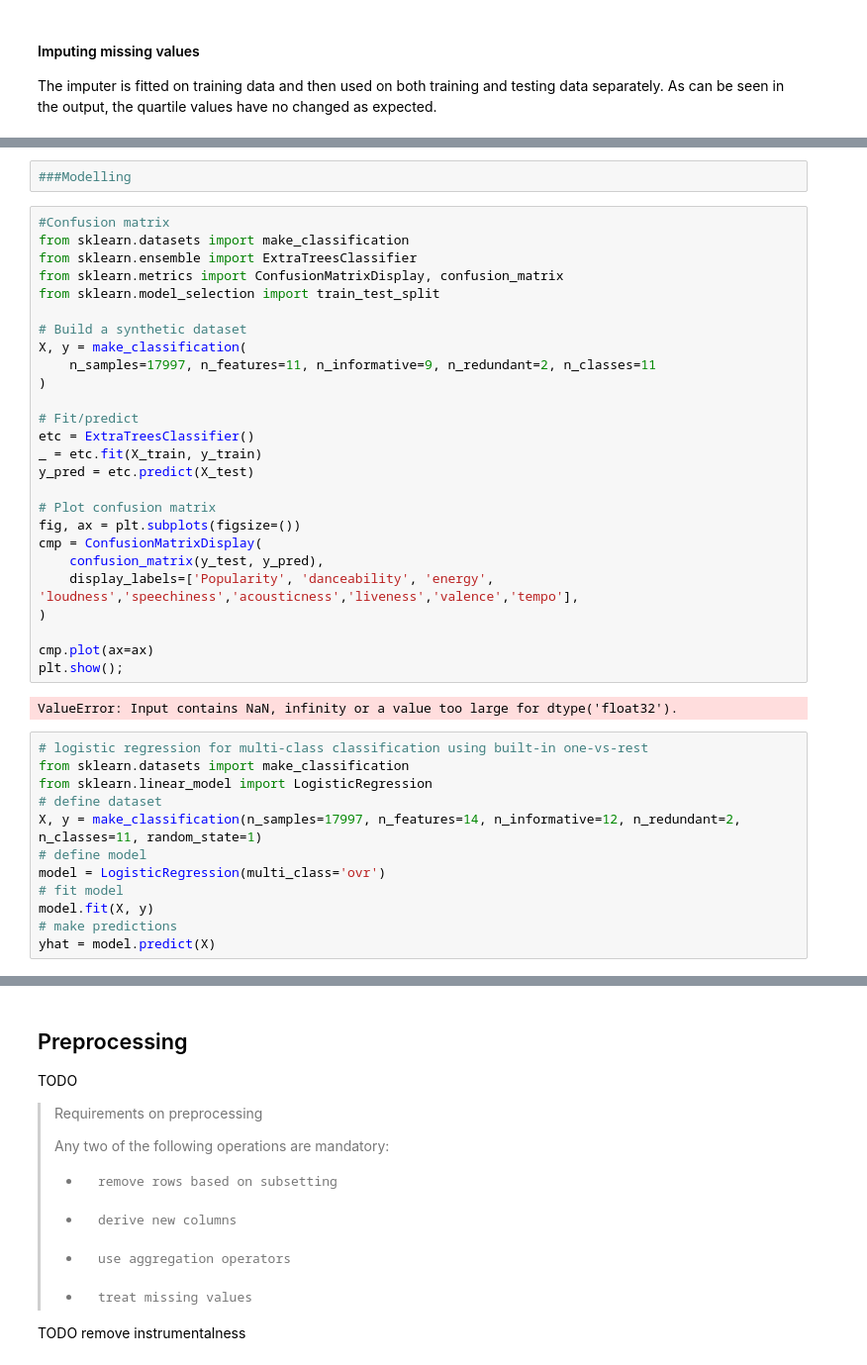
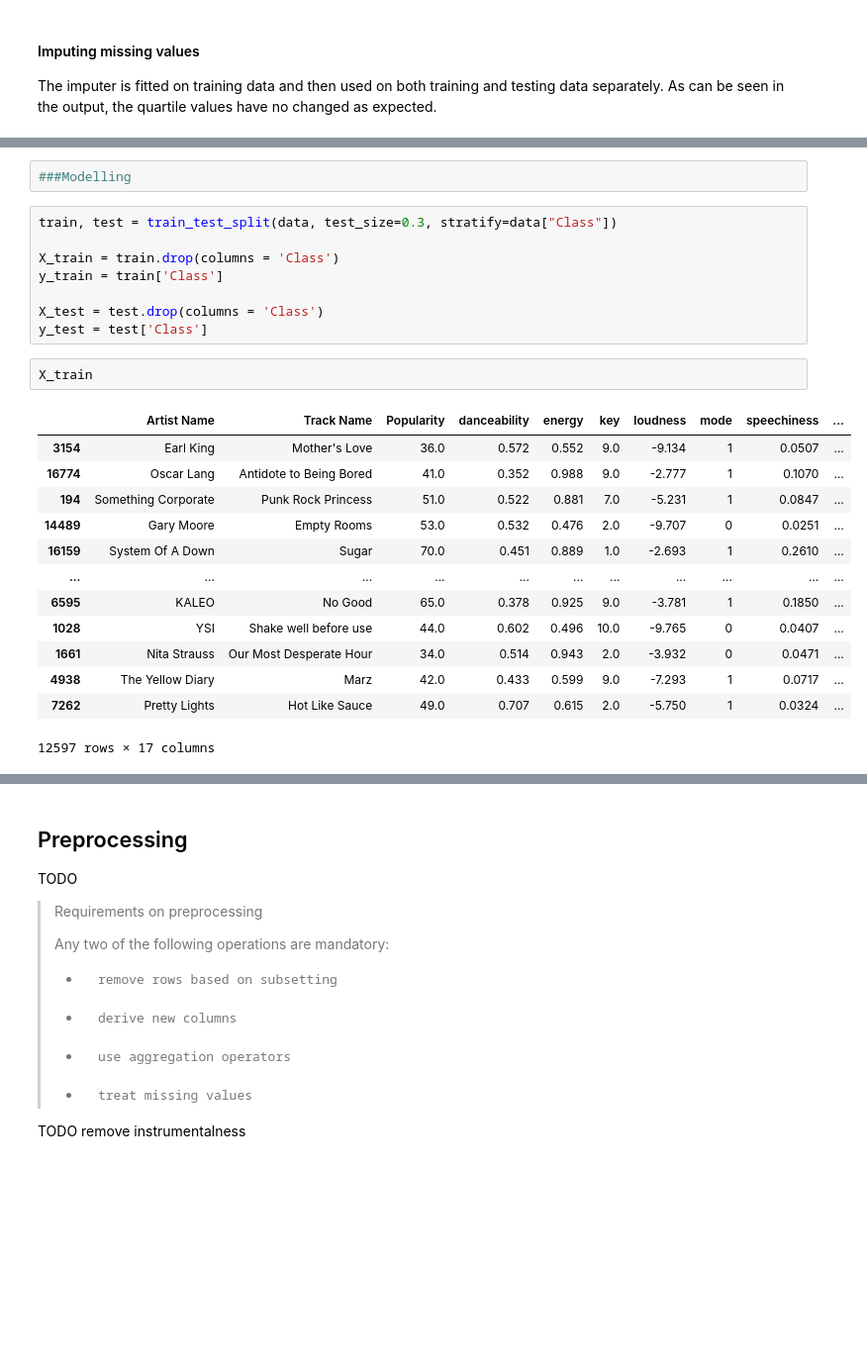
Before and after one commit to vitekzach/4iz565-music-genre-classification, a Jupyter notebook: music_genre_classification.ipynb, the cells around one changed output, grey strips where cells are left out. Shown at 99% size. Saved outputs shown, nothing was run; the diff lists cells and outputs as text; blank space fills up the shorter version.

```diff
--- a/music_genre_classification.ipynb
+++ b/music_genre_classification.ipynb
@@ -560,42 +559,26 @@ pd.concat([popularity_before, popularity_after, popularity_before_test, populari
-# %%
-###Modelling
-# %%
-#Confusion matrix
-from sklearn.datasets import make_classification
-from sklearn.ensemble import ExtraTreesClassifier
-from sklearn.metrics import ConfusionMatrixDisplay, confusion_matrix
-from sklearn.model_selection import train_test_split
-
-# Build a synthetic dataset
-X, y = make_classification(
-    n_samples=17997, n_features=11, n_informative=9, n_redundant=2, n_classes=11
-)
-
-# Fit/predict
-etc = ExtraTreesClassifier()
-_ = etc.fit(X_train, y_train)
-y_pred = etc.predict(X_test)
-
-# Plot confusion matrix
-fig, ax = plt.subplots(figsize=())
-cmp = ConfusionMatrixDisplay(
-    confusion_matrix(y_test, y_pred),
-    display_labels=['Popularity', 'danceability', 'energy', 'loudness','speechiness','acousticness','liveness','valence','tempo'],
-)
-
-cmp.plot(ax=ax)
-plt.show();
-# %% [output]
-ValueError: Input contains NaN, infinity or a value too large for dtype('float32').
-# %%
-# logistic regression for multi-class classification using built-in one-vs-rest
-from sklearn.datasets import make_classification
-from sklearn.linear_model import LogisticRegression
-# define dataset
-X, y = make_classification(n_samples=17997, n_features=14, n_informative=12, n_redundant=2, n_classes=11, random_state=1)
-# define model
-model = LogisticRegression(multi_class='ovr')
-# fit model
-model.fit(X, y)
-# make predictions
-yhat = model.predict(X)
+# %%
+###Modelling
+# %%
+train, test = train_test_split(data, test_size=0.3, stratify=data["Class"])
+
+X_train = train.drop(columns = 'Class')
+y_train = train['Class']
+
+X_test = test.drop(columns = 'Class')
+y_test = test['Class']
+# %%
+X_train
+# %% [output]
+|  | Artist Name | Track Name | Popularity | danceability | energy | key | loudness | mode | speechiness | ... |
+| 3154 | Earl King | Mother's Love | 36.0 | 0.572 | 0.552 | 9.0 | -9.134 | 1 | 0.0507 | ... |
+| 16774 | Oscar Lang | Antidote to Being Bored | 41.0 | 0.352 | 0.988 | 9.0 | -2.777 | 1 | 0.1070 | ... |
+| 194 | Something Corporate | Punk Rock Princess | 51.0 | 0.522 | 0.881 | 7.0 | -5.231 | 1 | 0.0847 | ... |
+| 14489 | Gary Moore | Empty Rooms | 53.0 | 0.532 | 0.476 | 2.0 | -9.707 | 0 | 0.0251 | ... |
+| 16159 | System Of A Down | Sugar | 70.0 | 0.451 | 0.889 | 1.0 | -2.693 | 1 | 0.2610 | ... |
+| ... | ... | ... | ... | ... | ... | ... | ... | ... | ... | ... |
+| 6595 | KALEO | No Good | 65.0 | 0.378 | 0.925 | 9.0 | -3.781 | 1 | 0.1850 | ... |
+| 1028 | YSI | Shake well before use | 44.0 | 0.602 | 0.496 | 10.0 | -9.765 | 0 | 0.0407 | ... |
+| 1661 | Nita Strauss | Our Most Desperate Hour | 34.0 | 0.514 | 0.943 | 2.0 | -3.932 | 0 | 0.0471 | ... |
+| 4938 | The Yellow Diary | Marz | 42.0 | 0.433 | 0.599 | 9.0 | -7.293 | 1 | 0.0717 | ... |
+| 7262 | Pretty Lights | Hot Like Sauce | 49.0 | 0.707 | 0.615 | 2.0 | -5.750 | 1 | 0.0324 | ... |
+12597 rows × 17 columns
```
Also changed, not shown: parts of 62 cells of this notebook.
